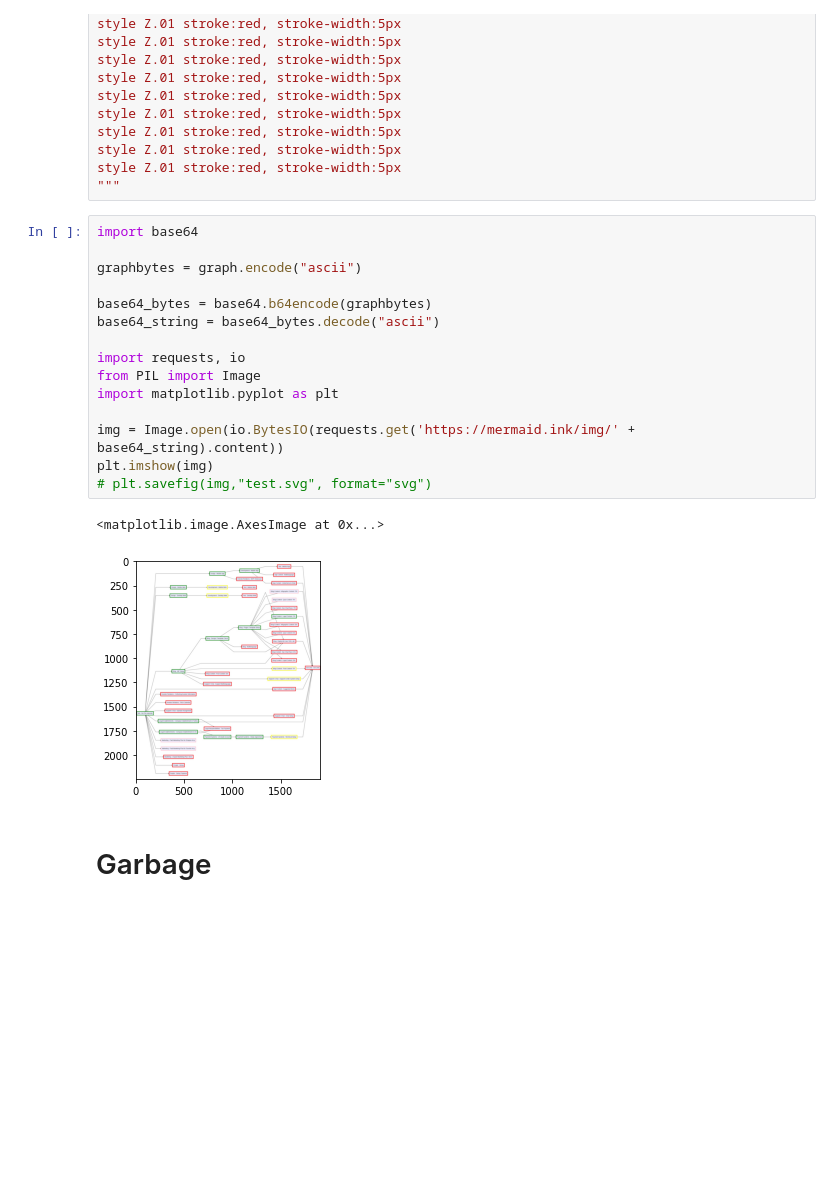
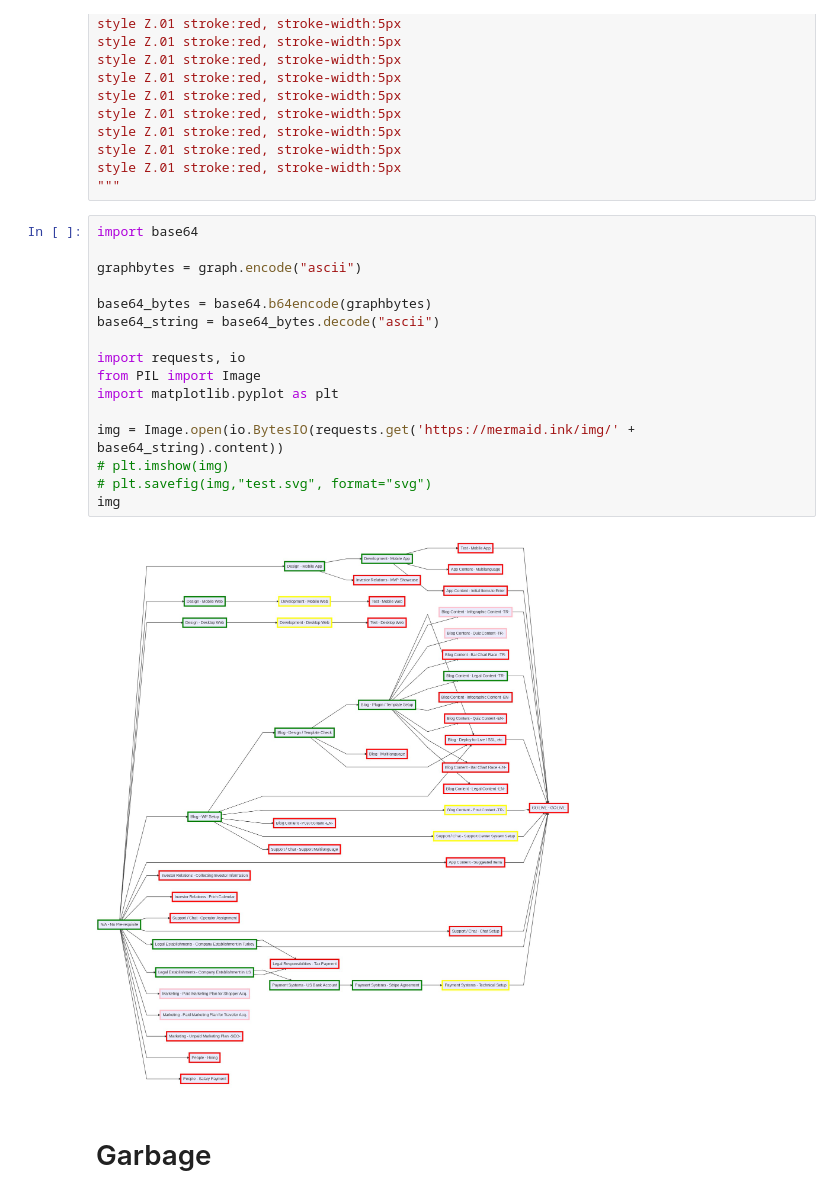
Before and after one commit to mehmetakifkucuk/googlecolab, a Jupyter notebook: mermaid_js_Flow_Diagram.ipynb, the cells around one changed output. Saved outputs shown, nothing was run; the diff lists cells and outputs as text; blank space fills up the shorter version.

```diff
--- a/mermaid_js_Flow_Diagram.ipynb
+++ b/mermaid_js_Flow_Diagram.ipynb
@@ -230,21 +230,21 @@ style Z.01 stroke:red, stroke-width:5px
 # %%
 import base64
 
 graphbytes = graph.encode("ascii")
 
 base64_bytes = base64.b64encode(graphbytes)
 base64_string = base64_bytes.decode("ascii")
 
 import requests, io
 from PIL import Image
 import matplotlib.pyplot as plt
 
 img = Image.open(io.BytesIO(requests.get('https://mermaid.ink/img/' + base64_string).content))
-plt.imshow(img)
+# plt.imshow(img)
 # plt.savefig(img,"test.svg", format="svg")
+img
 # %% [output]
-<matplotlib.image.AxesImage at 0x...>
-[figure, old version]
+[figure, new version]
 # %% [markdown]
 # Garbage
 # %%
```
